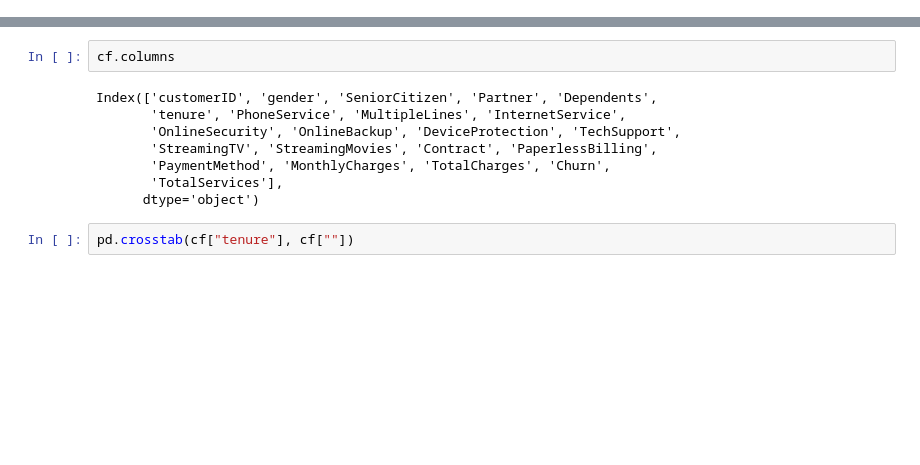
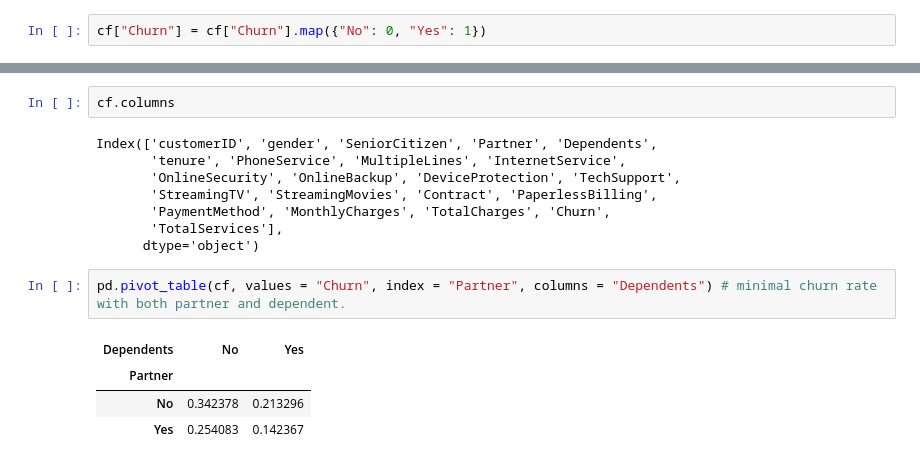
Before and after one commit to Priyanshu-Upadhyay-27/end-to-end-churn-ml, a Jupyter notebook: notebooks/EDA-Churn.ipynb, the cells around one changed output, grey strips where cells are left out. Drawn from its saved outputs; the diff is of its cells as text; blank space fills up the shorter version.

```diff
--- a/notebooks/EDA-Churn.ipynb
+++ b/notebooks/EDA-Churn.ipynb
@@ -504,6 +504,8 @@ sns.heatmap(x, annot = True)
 [figure]
 # %% [markdown]
 ## Feature Engineering
+# %%
+cf["Churn"] = cf["Churn"].map({"No": 0, "Yes": 1})
 # %%
 cf.head()
 # %% [output]
@@ -525,4 +527,9 @@ Index(['customerID', 'gender', 'SeniorCitizen', 'Partner', 'Dependents',
        'TotalServices'],
       dtype='object')
 # %%
-pd.crosstab(cf["tenure"], cf[""])
+pd.pivot_table(cf, values = "Churn", index = "Partner", columns = "Dependents") # minimal churn rate with both partner and dependent.
+# %% [output]
+| Dependents | No | Yes |
+| Partner |  |  |
+| No | 0.342378 | 0.213296 |
+| Yes | 0.254083 | 0.142367 |
```
Also changed, not shown: parts of 3 cells of this notebook.
